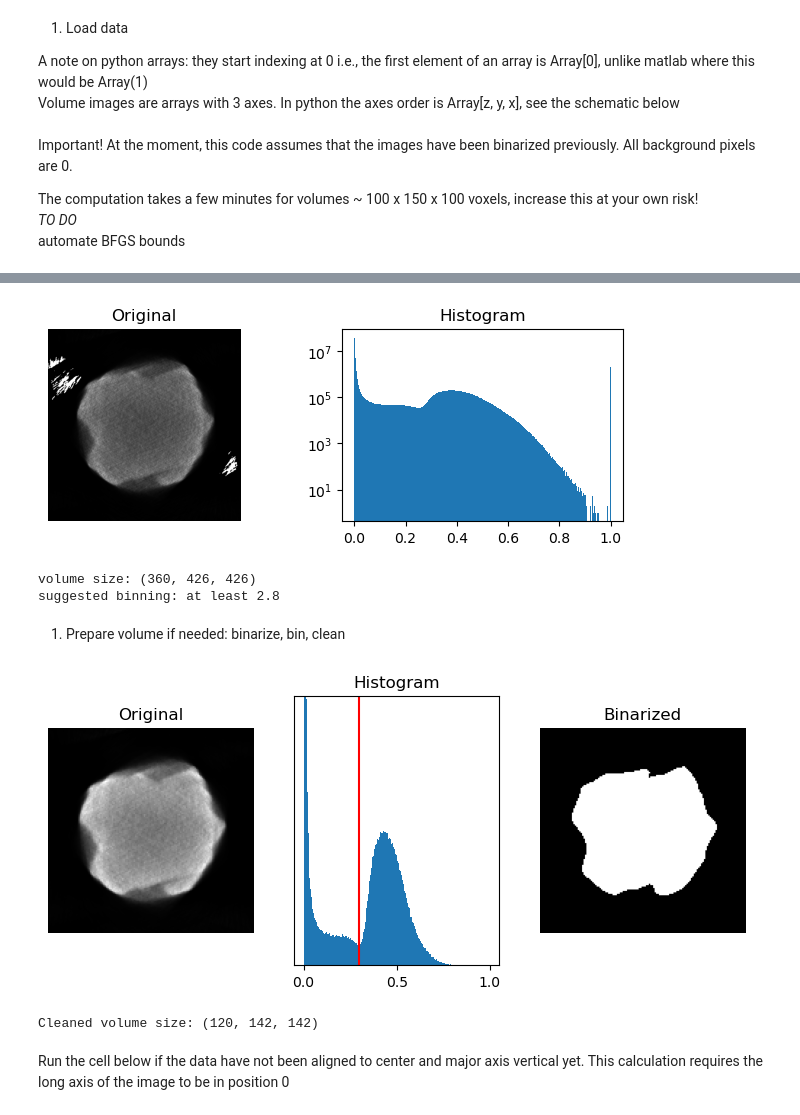
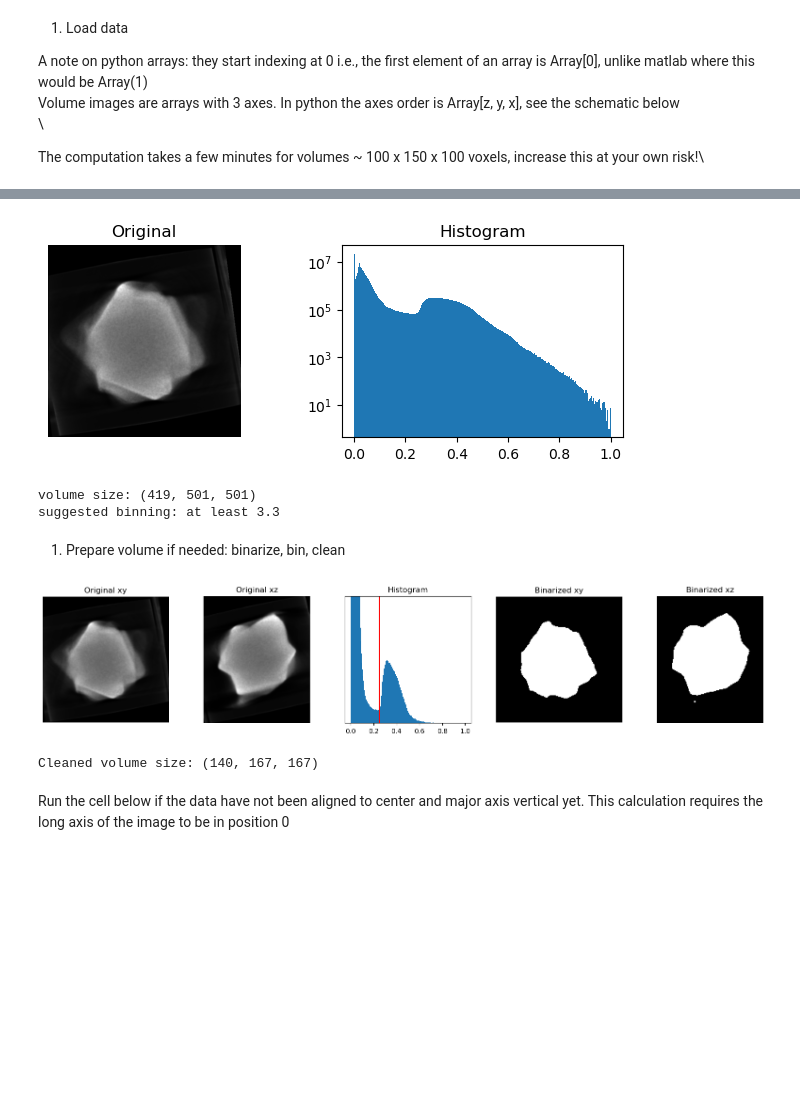
Before and after one commit to robgirod/asymmetry-measure, a Jupyter notebook: asymmetry_3D.ipynb, the cells around one changed output, grey strips where cells are left out. Saved outputs shown, nothing was run; the diff lists cells and outputs as text; code cells hidden in the pictures; blank space fills up the shorter version.

```diff
--- a/asymmetry_3D.ipynb
+++ b/asymmetry_3D.ipynb
@@ -22,38 +19,33 @@ The autoreload extension is already loaded. To reload it, use:
 A note on python arrays: they start indexing at 0 i.e., the first element of an array is Array[0], unlike matlab where this would be Array(1)\
 Volume images are arrays with 3 axes. In python the axes order is Array[z, y, x], see the schematic below\
 \
-Important! At the moment, this code assumes that the images have been binarized previously. All background pixels are 0.
 
 The computation takes a few minutes for volumes ~ 100 x 150 x 100 voxels, increase this at your own risk!\
-*TO DO*\
-automate BFGS bounds
 # %% [markdown]
 ![image.png](attachment:image.png)
 # %%
-filename = r"D:\Data\2024_05_LipoCYS_Helicoids\Grid2C3_S3_Cube20uMLipo\Grid2C3_S3_Cube20uMLipo_P2_em25_alignAndFilter.rec" # Data must be binarized but not necessarily aligned
+filename = r"C:\Users\rgirod\OneDrive - Universiteit Antwerpen\Data\Scripts\asymmetry-measure\test\chiral_helicoid.rec"
 Q = read_data(filename) # Can read .tif(f), .mrc, .rec
 plot_histogram(Q)
 
 print(f'volume size: {Q.shape}')
-#print(f'number of voxels: {Q.shape[0]*Q.shape[1]*Q.shape[2]}')
-#print(f'number of surface voxels: {np.count_nonzero(get_edges(Q))}')
 print(f'suggested binning: at least {max(Q.shape) / 150:.1f}')
 # %% [output]
-[figure, old version]
+[figure, new version]
-volume size: (360, 426, 426)
-suggested binning: at least 2.8
+volume size: (419, 501, 501)
+suggested binning: at least 3.3
 # %% [markdown]
 1. Prepare volume if needed: binarize, bin, clean
 # %%
-threshold = 0.3 # 'otsu' or float
-cleaning = 2 # median filter footprint (int)
-binning = 3 # binning factor (int)
+threshold = 0.25 # 'otsu' or float corresponding to a manual intensity threshold
+cleaning = 1 # median filter footprint (int)
+binning = 3 # binning factor (int), typically so that longest axis is at most 150 px
 
 Q1 = prepare_volume(Q, threshold, cleaning, binning, V)
 print(f'Cleaned volume size: {Q1.shape}')
 # %% [output]
-[figure, old version]
+[figure, new version]
-Cleaned volume size: (120, 142, 142)
+Cleaned volume size: (140, 167, 167)
 # %% [markdown]
 Run the cell below if the data have not been aligned to center and major axis vertical yet. This calculation requires the long axis of the image to be in position 0
 # %%
```
Also changed, not shown: parts of 10 cells of this notebook, 8 other files.
